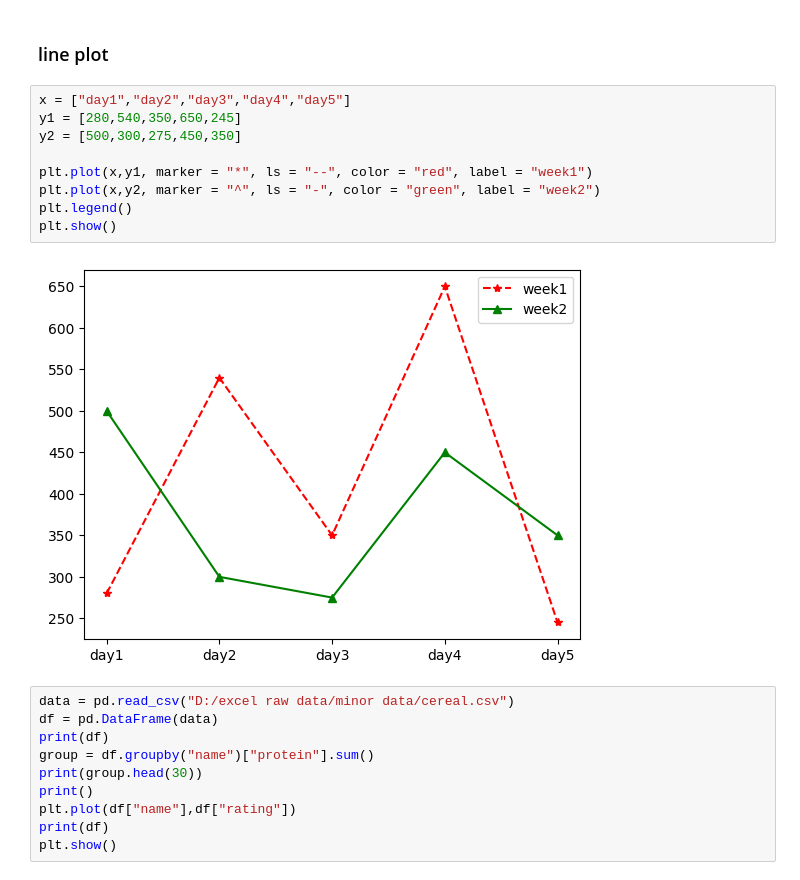
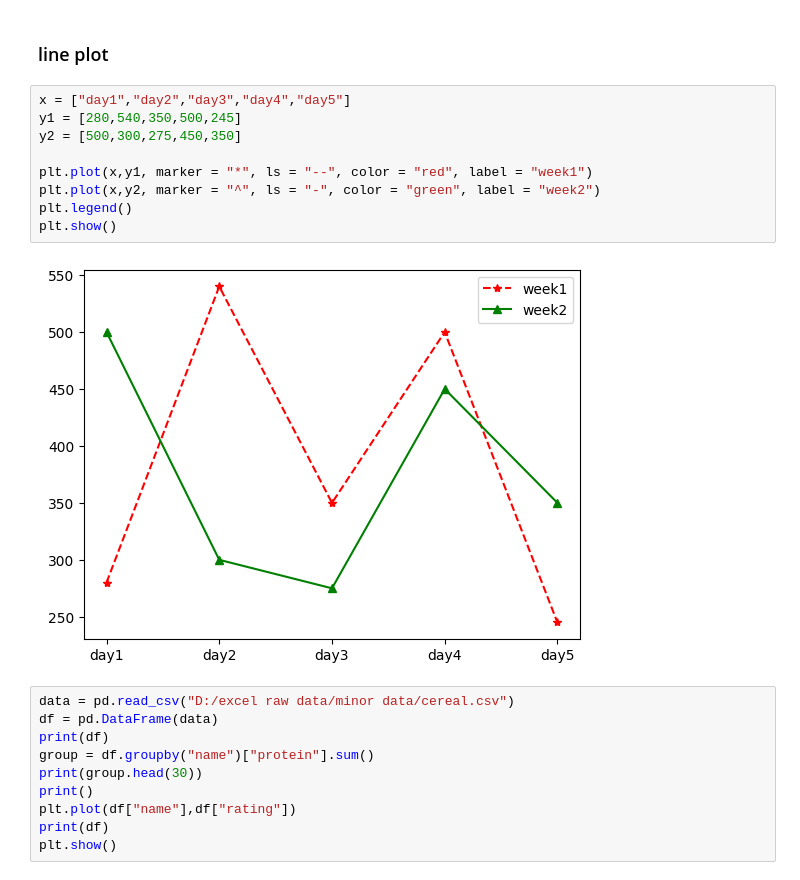
Before and after one commit to Govindg1211/self, a Jupyter notebook: matplotlib.ipynb, the cells around one changed output. Saved outputs shown, nothing was run; the diff lists cells and outputs as text.

```diff
--- a/matplotlib.ipynb
+++ b/matplotlib.ipynb
@@ -47,15 +47,15 @@ Name: Murder, dtype: float64
 ### line plot
 # %%
 x = ["day1","day2","day3","day4","day5"]
-y1 = [280,540,350,650,245]
+y1 = [280,540,350,500,245]
 y2 = [500,300,275,450,350]
 
 plt.plot(x,y1, marker = "*", ls = "--", color = "red", label = "week1")
 plt.plot(x,y2, marker = "^", ls = "-", color = "green", label = "week2")
 plt.legend()
 plt.show()
 # %% [output]
-[figure, old version]
+[figure, new version]
 # %%
 data = pd.read_csv("D:/excel raw data/minor data/cereal.csv")
 df = pd.DataFrame(data)
```
Also changed, not shown: parts of 13 cells of this notebook.
